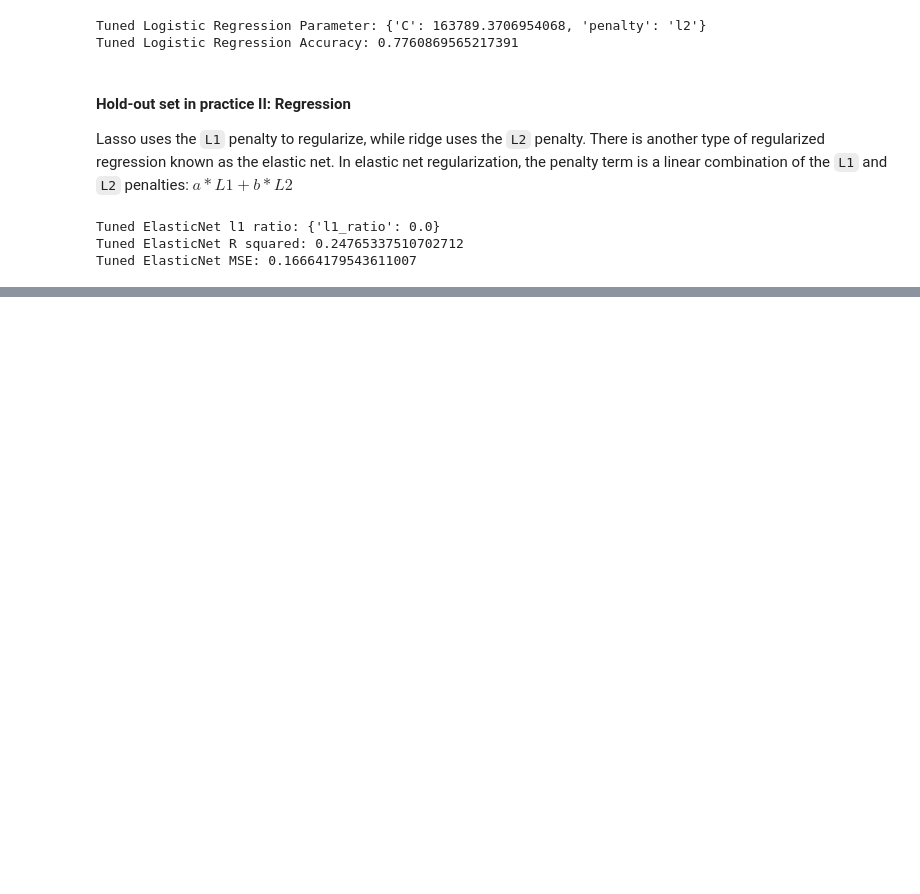
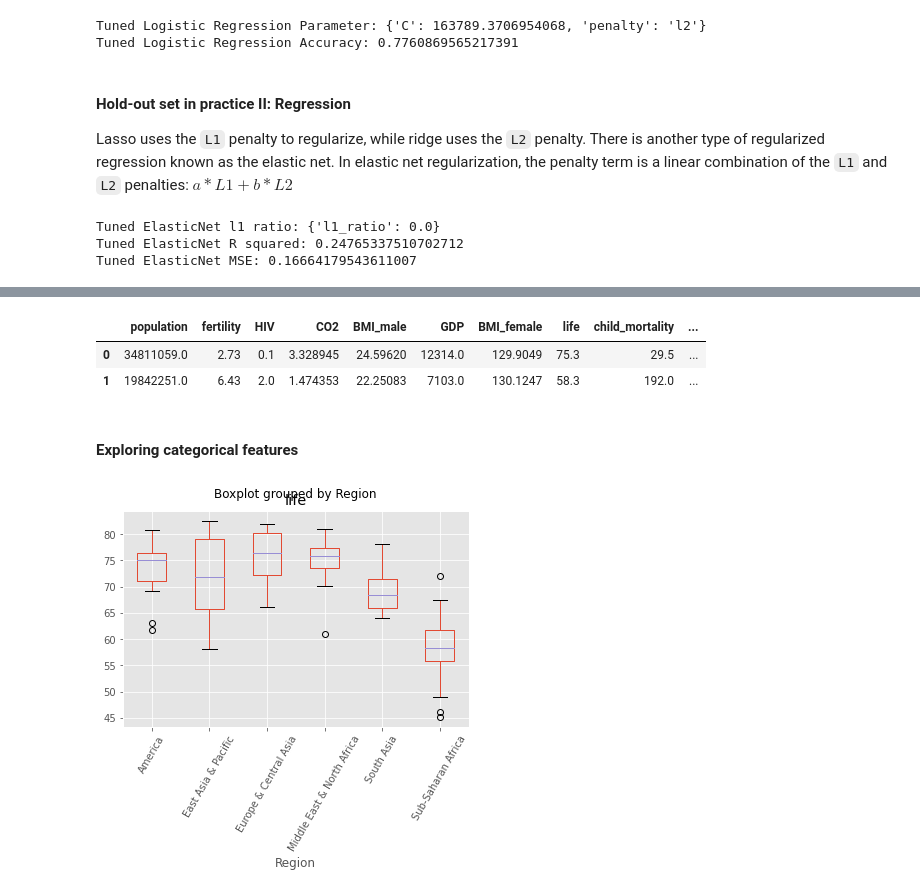
Before and after one commit to joeelorm/Machine-Learning, a Jupyter notebook: 2_Supervised Learning - Scikit Learn/supervised_learning.ipynb, the cells around one changed output, grey strips where cells are left out. Saved outputs shown, nothing was run; the diff lists cells and outputs as text; code cells hidden in the pictures; blank space fills up the shorter version.

```diff
--- a/2_Supervised Learning - Scikit Learn/supervised_learning.ipynb
+++ b/2_Supervised Learning - Scikit Learn/supervised_learning.ipynb
@@ -882,0 +890,24 @@ Tuned ElasticNet MSE: 0.16664179543611007
+# %%
+df = pd.read_csv('datasets/gm_2008_region.csv')
+# %%
+df.head(2)
+# %% [output]
+|  | population | fertility | HIV | CO2 | BMI_male | GDP | BMI_female | life | child_mortality | ... |
+| 0 | 34811059.0 | 2.73 | 0.1 | 3.328945 | 24.59620 | 12314.0 | 129.9049 | 75.3 | 29.5 | ... |
+| 1 | 19842251.0 | 6.43 | 2.0 | 1.474353 | 22.25083 | 7103.0 | 130.1247 | 58.3 | 192.0 | ... |
+# %% [markdown]
+#### Exploring categorical features
+# %%
+# Import pandas
+import pandas as pd
+
+# Read 'gapminder.csv' into a DataFrame: df
+#df = pd.read_csv('gapminder.csv')
+
+# Create a boxplot of life expectancy per region
+df.boxplot('life', 'Region', rot=60)
+
+# Show the plot
+plt.show()
+# %% [output]
+[figure, added]
```
Also changed, not shown: parts of 35 cells of this notebook.
